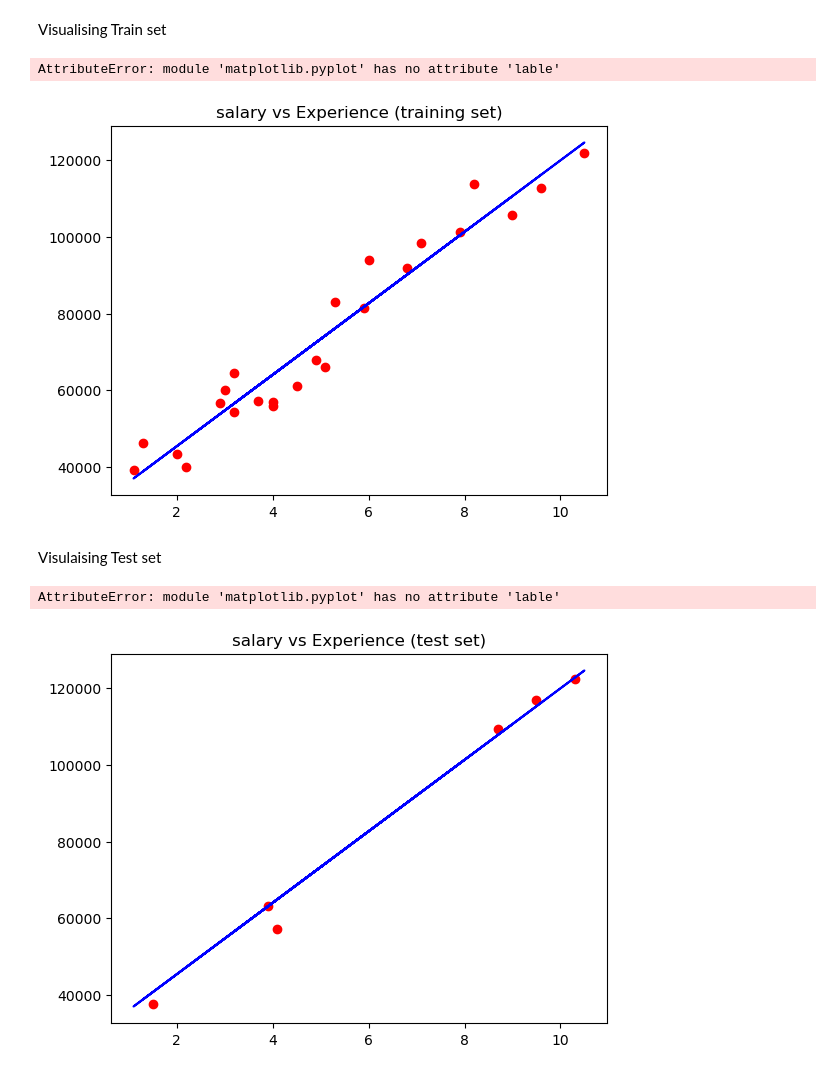
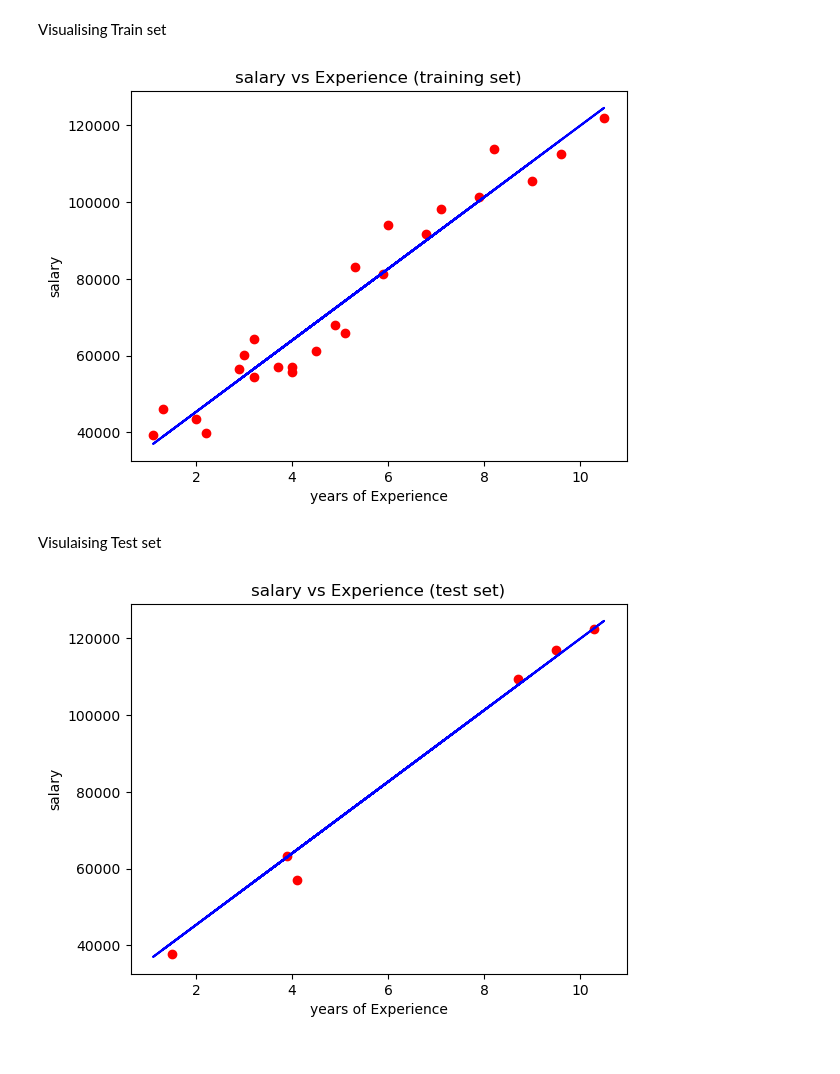
Before and after one commit to iamtarunshyam/ML101, a Jupyter notebook: 2) Regression/Linear_Regression.ipynb, the cells around one changed output. Cells and saved outputs as stored; diff of their text form; code cells hidden in the pictures.

```diff
--- a/2) Regression/Linear_Regression.ipynb
+++ b/2) Regression/Linear_Regression.ipynb
@@ -49,22 +49,20 @@ Visualising Train set
 # %%
 plt.scatter(x_train,y_train, color = 'red')
 plt.plot(x_train,regressor.predict(x_train), color = 'blue')
 plt.title('salary vs Experience (training set)')
-plt.lable('years of Experience')
+plt.xlabel('years of Experience')
 plt.ylabel('salary')
 plt.show()
 # %% [output]
-AttributeError: module 'matplotlib.pyplot' has no attribute 'lable'
-[figure, old version]
+[figure, new version]
 # %% [markdown]
 Visulaising Test set
 # %%
 plt.scatter(x_test,y_test, color = 'red')
 plt.plot(x_train,regressor.predict(x_train), color = 'blue')
 plt.title('salary vs Experience (test set)')
-plt.lable('years of Experience')
+plt.xlabel('years of Experience')
 plt.ylabel('salary')
 plt.show()
 # %% [output]
-AttributeError: module 'matplotlib.pyplot' has no attribute 'lable'
-[figure, old version]
+[figure, new version]
```
